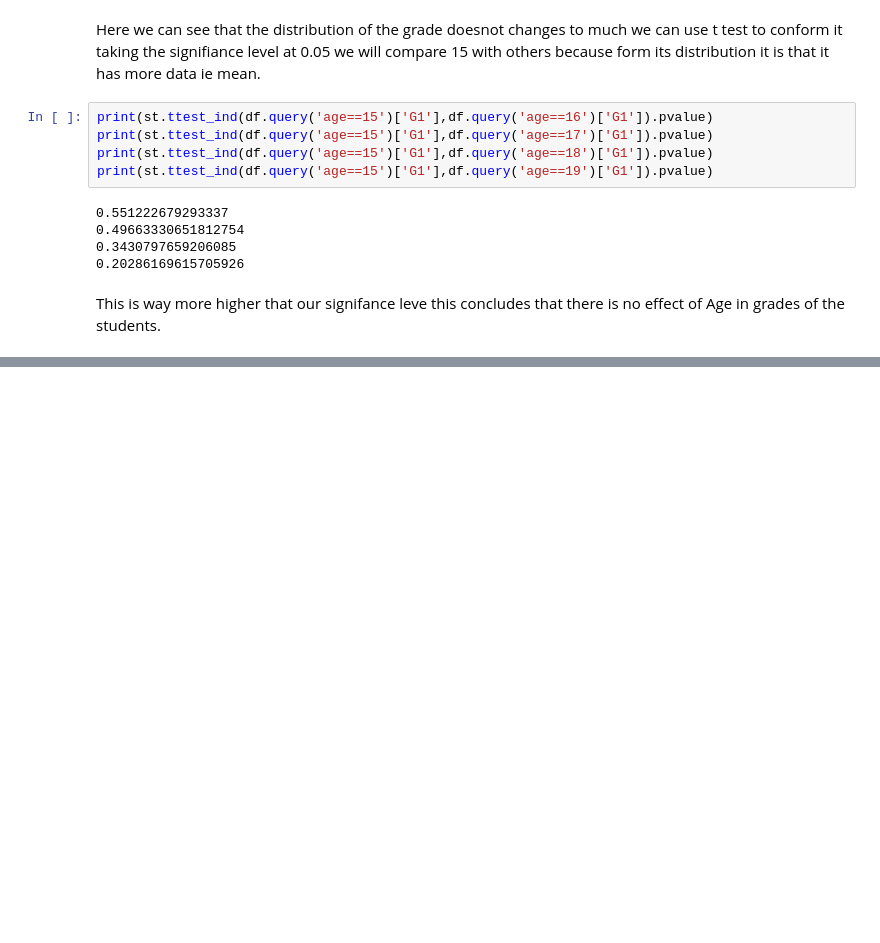
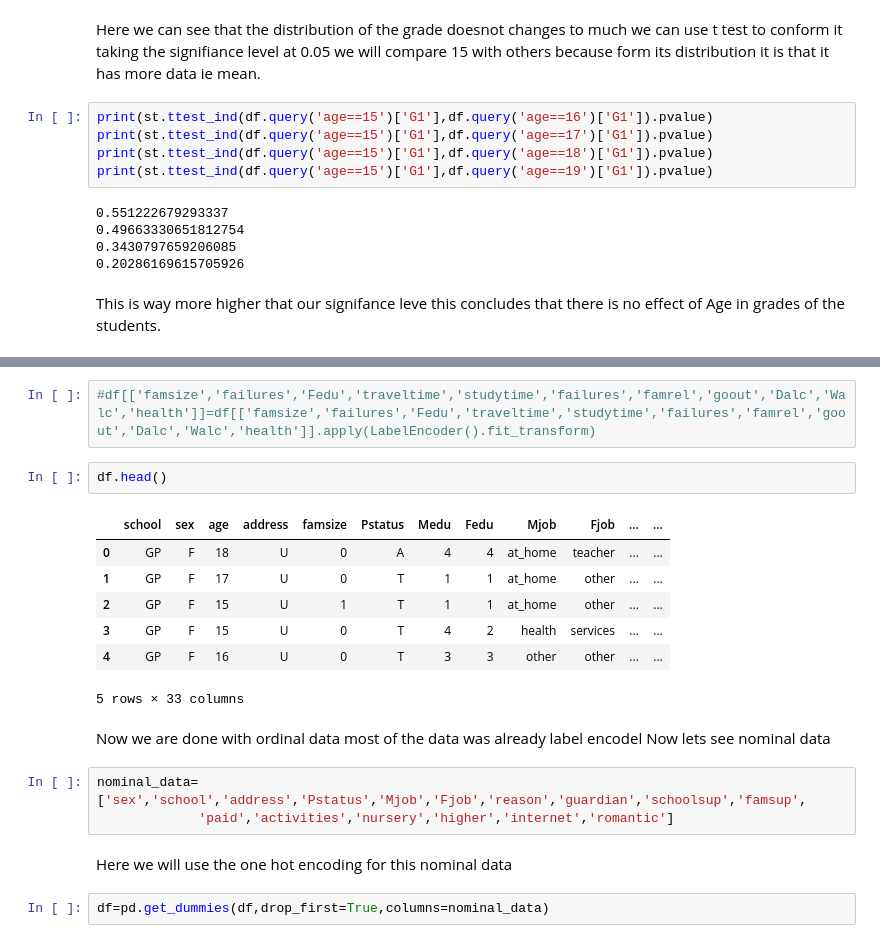
Before and after one commit to sunilbhandari123/alcoholconsumption, a Jupyter notebook: Untitled.ipynb, the cells around one changed output, grey strips where cells are left out. Drawn from its saved outputs; the diff is of its cells as text; blank space fills up the shorter version.

```diff
--- a/Untitled.ipynb
+++ b/Untitled.ipynb
@@ -519,0 +597,21 @@ the students.
+# %%
+#df[['famsize','failures','Fedu','traveltime','studytime','failures','famrel','goout','Dalc','Walc','health']]=df[['famsize','failures','Fedu','traveltime','studytime','failures','famrel','goout','Dalc','Walc','health']].apply(LabelEncoder().fit_transform)
+# %%
+df.head()
+# %% [output]
+|  | school | sex | age | address | famsize | Pstatus | Medu | Fedu | Mjob | Fjob | ... | ... |
+| 0 | GP | F | 18 | U | 0 | A | 4 | 4 | at_home | teacher | ... | ... |
+| 1 | GP | F | 17 | U | 0 | T | 1 | 1 | at_home | other | ... | ... |
+| 2 | GP | F | 15 | U | 1 | T | 1 | 1 | at_home | other | ... | ... |
+| 3 | GP | F | 15 | U | 0 | T | 4 | 2 | health | services | ... | ... |
+| 4 | GP | F | 16 | U | 0 | T | 3 | 3 | other | other | ... | ... |
+5 rows × 33 columns
+# %% [markdown]
+Now we are done with ordinal data most of the data was already label encodel Now lets see nominal data
+# %%
+nominal_data=['sex','school','address','Pstatus','Mjob','Fjob','reason','guardian','schoolsup','famsup',
+             'paid','activities','nursery','higher','internet','romantic']
+# %% [markdown]
+Here we will use the one hot encoding for this nominal data
+# %%
+df=pd.get_dummies(df,drop_first=True,columns=nominal_data)
```
Also changed, not shown: parts of 36 cells of this notebook.
